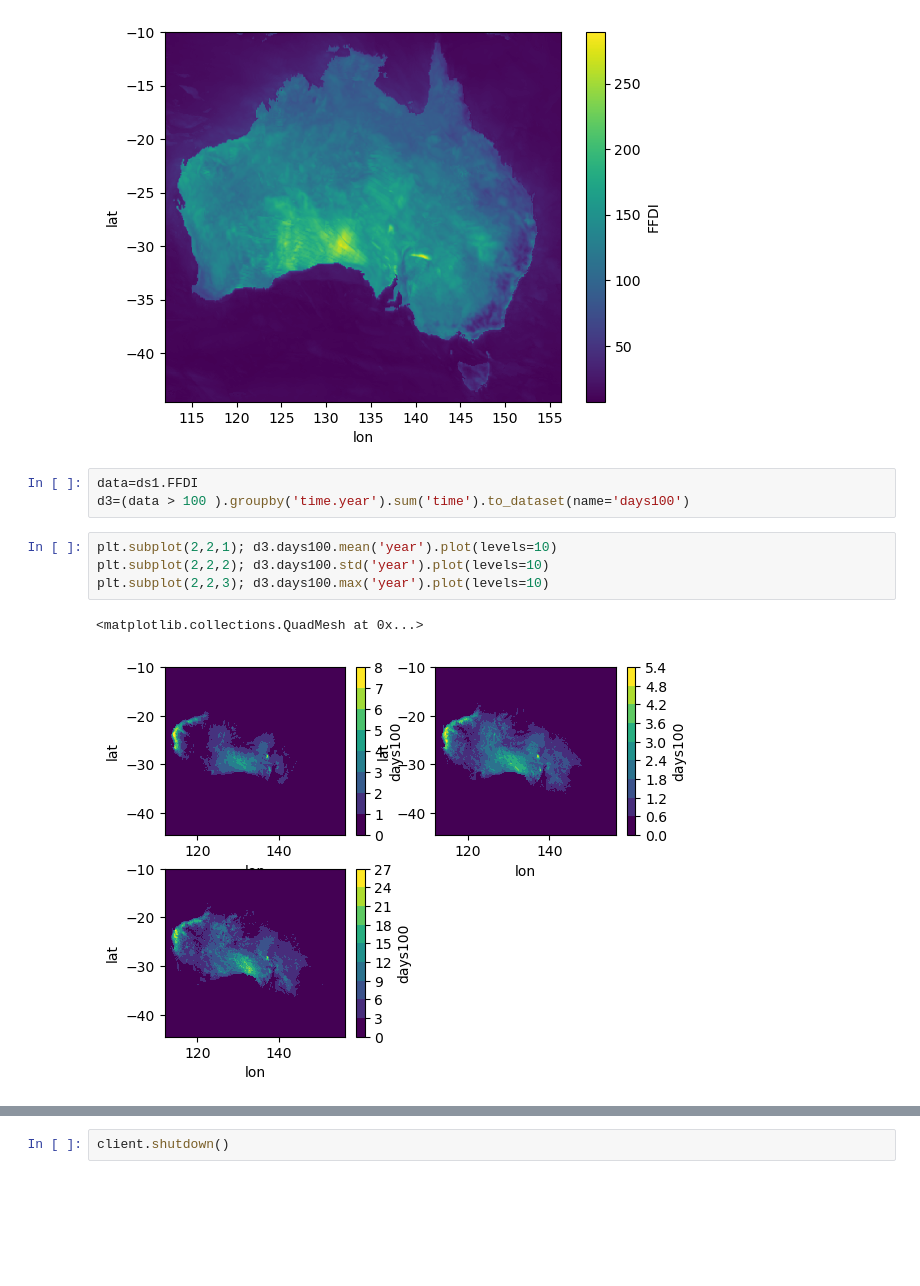
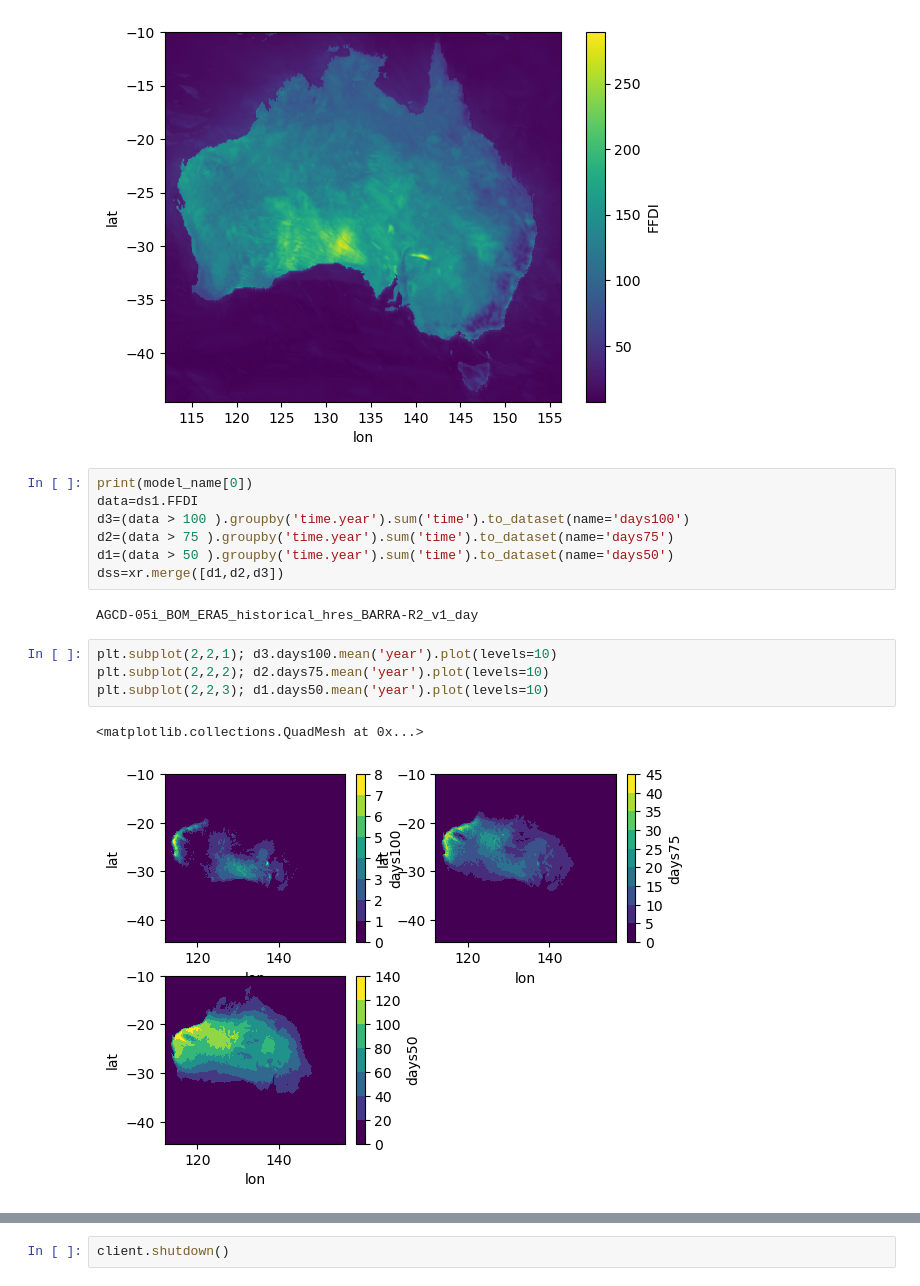
Before and after one commit to AusClimateService/hazard_fire, a Jupyter notebook: ffdi_cal.ipynb, the cells around one changed output, grey strips where cells are left out. Drawn from its saved outputs; the diff is of its cells as text; blank space fills up the shorter version.

Commit message:
new BARRA figures

```diff
--- a/ffdi_cal.ipynb
+++ b/ffdi_cal.ipynb
@@ -187,12 +189,18 @@ ds1.FFDI.isel(time=slice(19,None)).max('time',skipna=False).plot()
 <matplotlib.collections.QuadMesh at 0x...>
 [figure]
 # %%
+print(model_name[0])
 data=ds1.FFDI
 d3=(data > 100 ).groupby('time.year').sum('time').to_dataset(name='days100')
+d2=(data > 75 ).groupby('time.year').sum('time').to_dataset(name='days75')
+d1=(data > 50 ).groupby('time.year').sum('time').to_dataset(name='days50')
+dss=xr.merge([d1,d2,d3])
+# %% [output]
+AGCD-05i_BOM_ERA5_historical_hres_BARRA-R2_v1_day
 # %%
 plt.subplot(2,2,1); d3.days100.mean('year').plot(levels=10)
-plt.subplot(2,2,2); d3.days100.std('year').plot(levels=10)
-plt.subplot(2,2,3); d3.days100.max('year').plot(levels=10)
+plt.subplot(2,2,2); d2.days75.mean('year').plot(levels=10)
+plt.subplot(2,2,3); d1.days50.mean('year').plot(levels=10)
 # %% [output]
 <matplotlib.collections.QuadMesh at 0x...>
-[figure, old version]
+[figure, new version]
```
Also changed, not shown: parts of 6 cells of this notebook, 4 other files.
